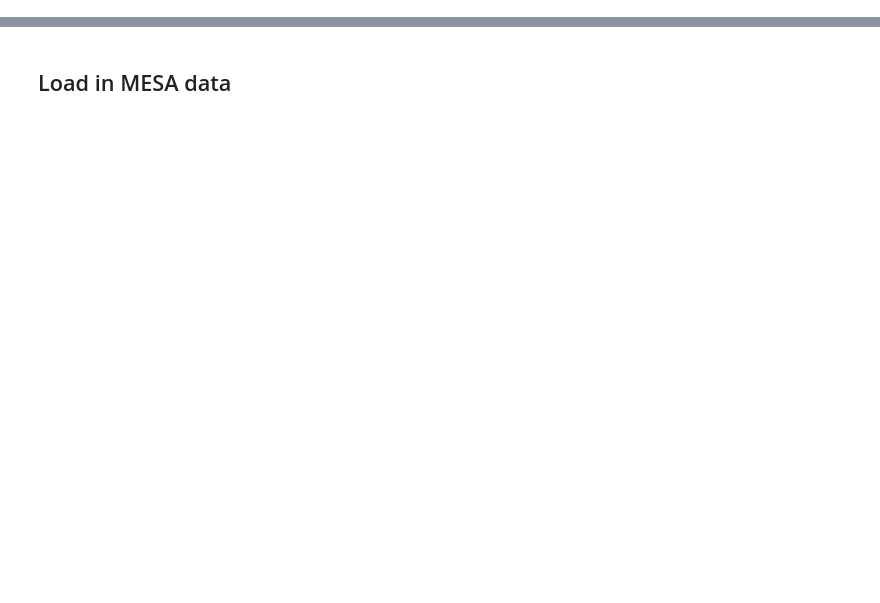
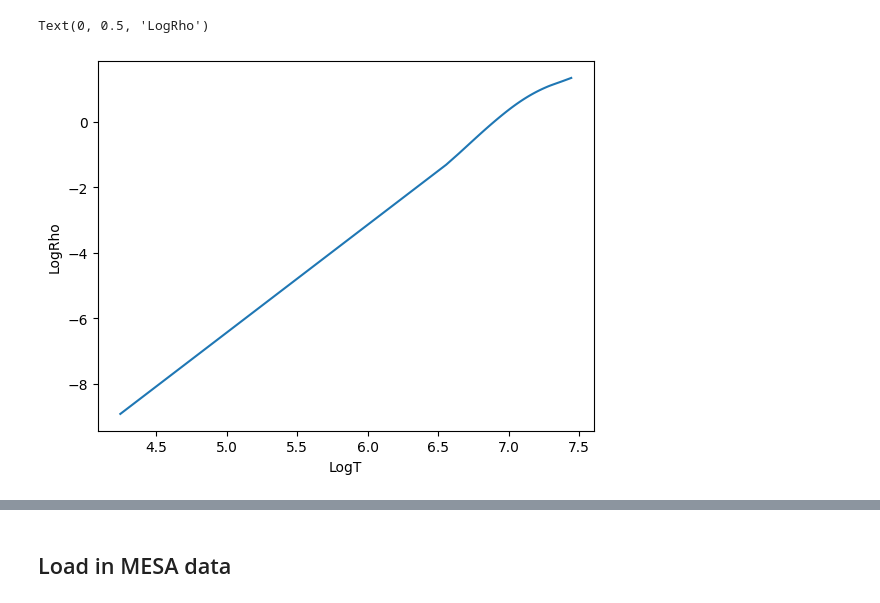
Before and after one commit to bldevries/DataPrepTulips3D, a Jupyter notebook: notebooks/Tutorial1_try_it_out.ipynb, the cells around one changed output, grey strips where cells are left out. Drawn from its saved outputs; the diff is of its cells as text; code cells hidden in the pictures; blank space fills up the shorter version.

```diff
--- a/notebooks/Tutorial1_try_it_out.ipynb
+++ b/notebooks/Tutorial1_try_it_out.ipynb
@@ -5,0 +31,7 @@ import copy
+# %%
+plt.plot(d['data_prof_t_r'][0][0], d['data_prof_t_r'][2][0])
+plt.xlabel("LogT")
+plt.ylabel("LogRho")
+# %% [output]
+Text(0, 0.5, 'LogRho')
+[figure, added]
```
Also changed, not shown: parts of 8 cells of this notebook, 4 other files.
